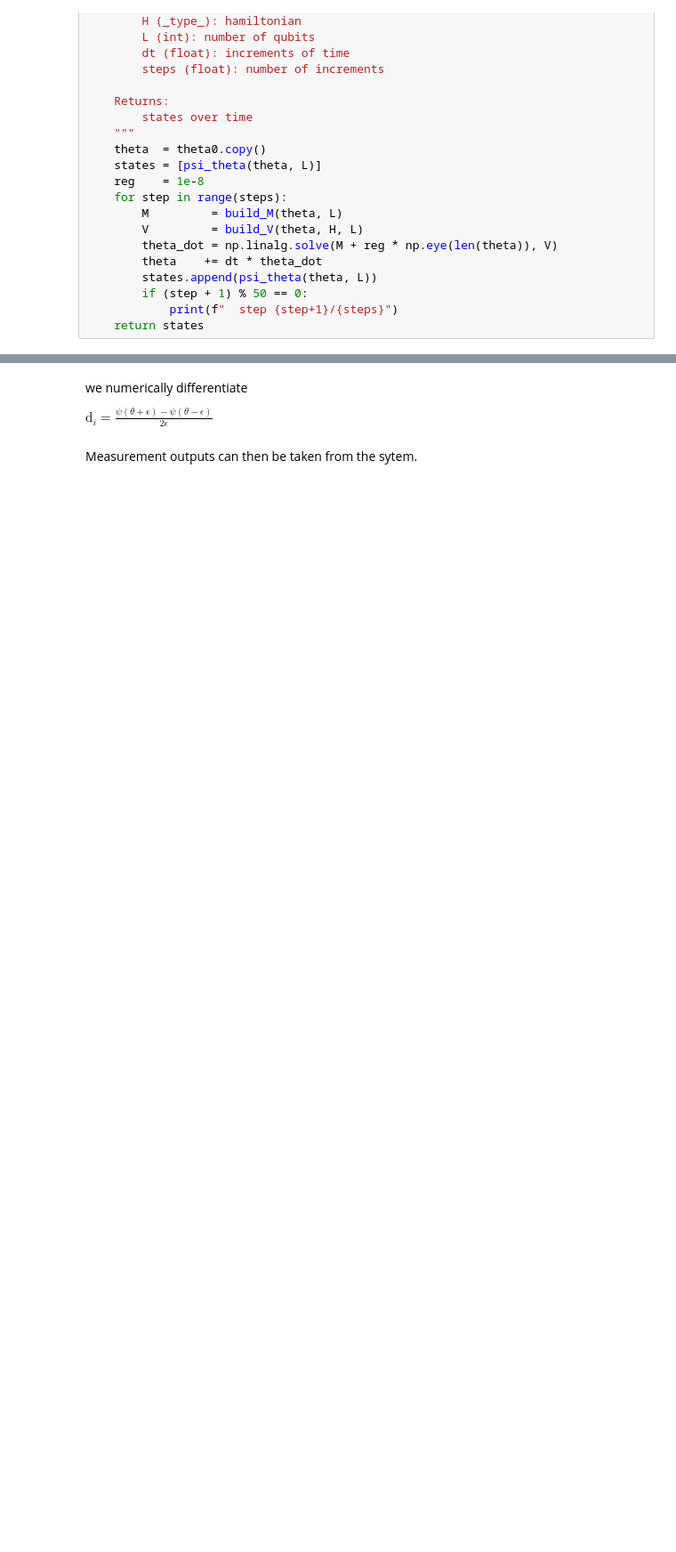
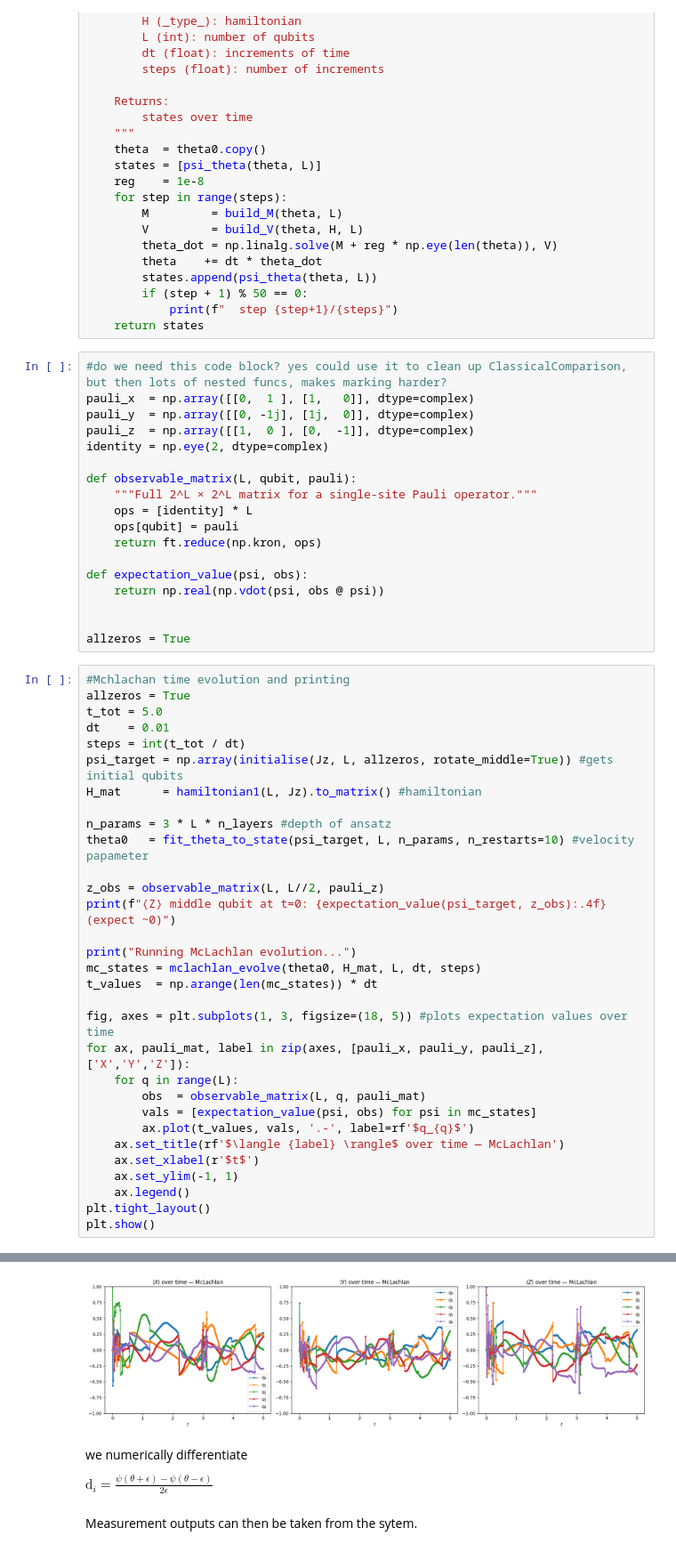
Before and after one commit to laramt04/Time-Evolution-QC-Project, a Jupyter notebook: laraMcLachlan.ipynb, the cells around one changed output, grey strips where cells are left out. Shown at 89% size. Saved outputs shown, nothing was run; the diff lists cells and outputs as text; blank space fills up the shorter version.

```diff
--- a/laraMcLachlan.ipynb
+++ b/laraMcLachlan.ipynb
@@ -199,3 +216,53 @@ def mclachlan_evolve(theta0, H, L, dt, steps):
         if (step + 1) % 50 == 0:
             print(f"  step {step+1}/{steps}")
     return states
+# %%
+#do we need this code block? yes could use it to clean up ClassicalComparison, but then lots of nested funcs, makes marking harder?
+pauli_x  = np.array([[0,  1 ], [1,   0]], dtype=complex)
+pauli_y  = np.array([[0, -1j], [1j,  0]], dtype=complex)
+pauli_z  = np.array([[1,  0 ], [0,  -1]], dtype=complex)
+identity = np.eye(2, dtype=complex)
+
+def observable_matrix(L, qubit, pauli):
+    """Full 2^L × 2^L matrix for a single-site Pauli operator."""
+    ops = [identity] * L
+    ops[qubit] = pauli
+    return ft.reduce(np.kron, ops)
+
+def expectation_value(psi, obs):
+    return np.real(np.vdot(psi, obs @ psi))
+
+
+allzeros = True
+# %%
+#Mchlachan time evolution and printing
+allzeros = True
+t_tot = 5.0
+dt    = 0.01
+steps = int(t_tot / dt)
+psi_target = np.array(initialise(Jz, L, allzeros, rotate_middle=True)) #gets initial qubits
+H_mat      = hamiltonian1(L, Jz).to_matrix() #hamiltonian
+
+n_params = 3 * L * n_layers #depth of ansatz
+theta0   = fit_theta_to_state(psi_target, L, n_params, n_restarts=10) #velocity papameter
+
+z_obs = observable_matrix(L, L//2, pauli_z)
+print(f"⟨Z⟩ middle qubit at t=0: {expectation_value(psi_target, z_obs):.4f}  (expect ~0)")
+
+print("Running McLachlan evolution...")
+mc_states = mclachlan_evolve(theta0, H_mat, L, dt, steps)
+t_values  = np.arange(len(mc_states)) * dt
+
+fig, axes = plt.subplots(1, 3, figsize=(18, 5)) #plots expectation values over time
+for ax, pauli_mat, label in zip(axes, [pauli_x, pauli_y, pauli_z], ['X','Y','Z']):
+    for q in range(L):
+        obs  = observable_matrix(L, q, pauli_mat)
+        vals = [expectation_value(psi, obs) for psi in mc_states]
+        ax.plot(t_values, vals, '.-', label=rf'$q_{q}$')
+    ax.set_title(rf'$\langle {label} \rangle$ over time — McLachlan')
+    ax.set_xlabel(r'$t$')
+    ax.set_ylim(-1, 1)
+    ax.legend()
+plt.tight_layout()
+plt.show()
+# %% [output]
@@ -202,3 +282,4 @@ def mclachlan_evolve(theta0, H, L, dt, steps):
+[figure, added]
 # %% [markdown]
 we numerically differentiate
 
```
Also changed, not shown: parts of 6 cells of this notebook, 5 other files.
